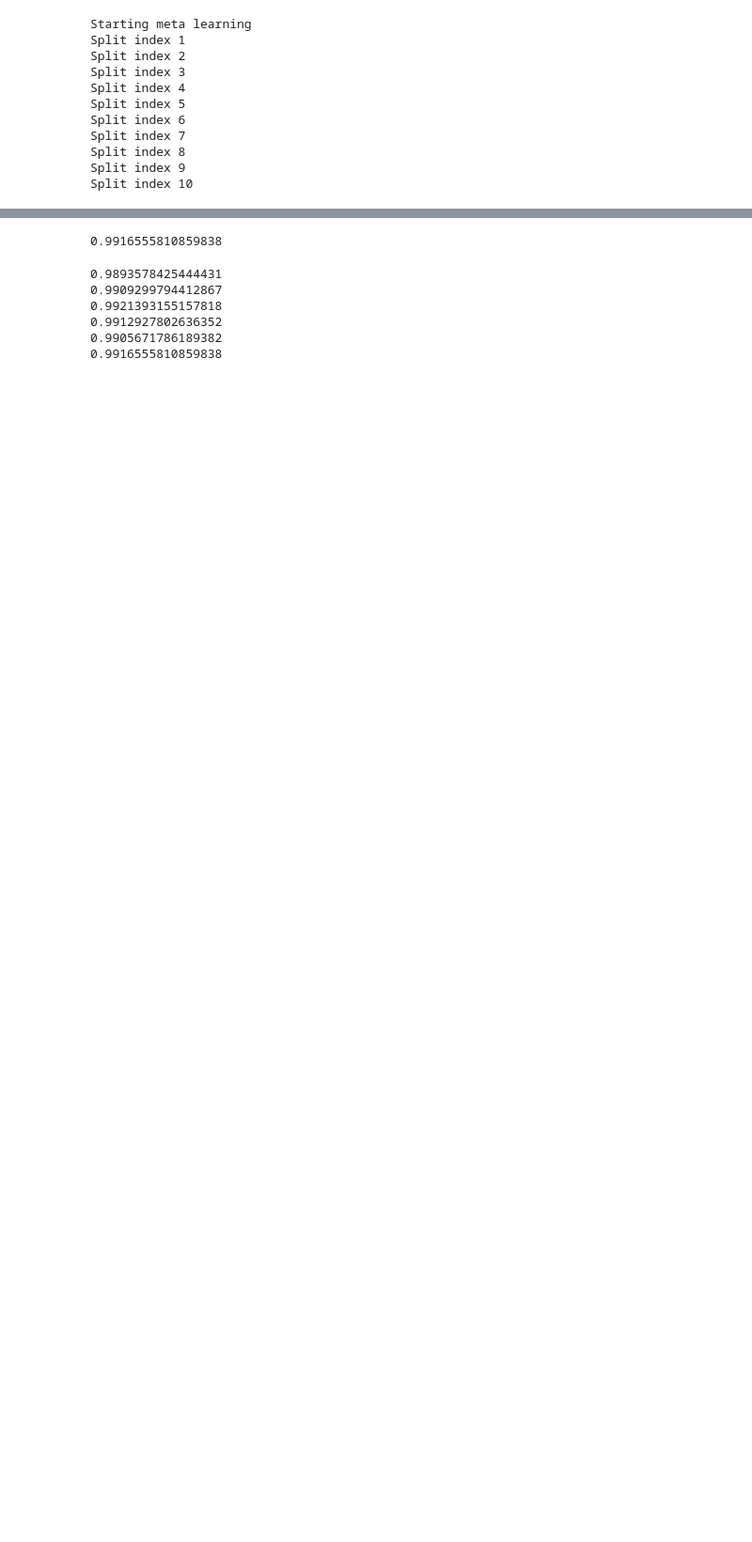
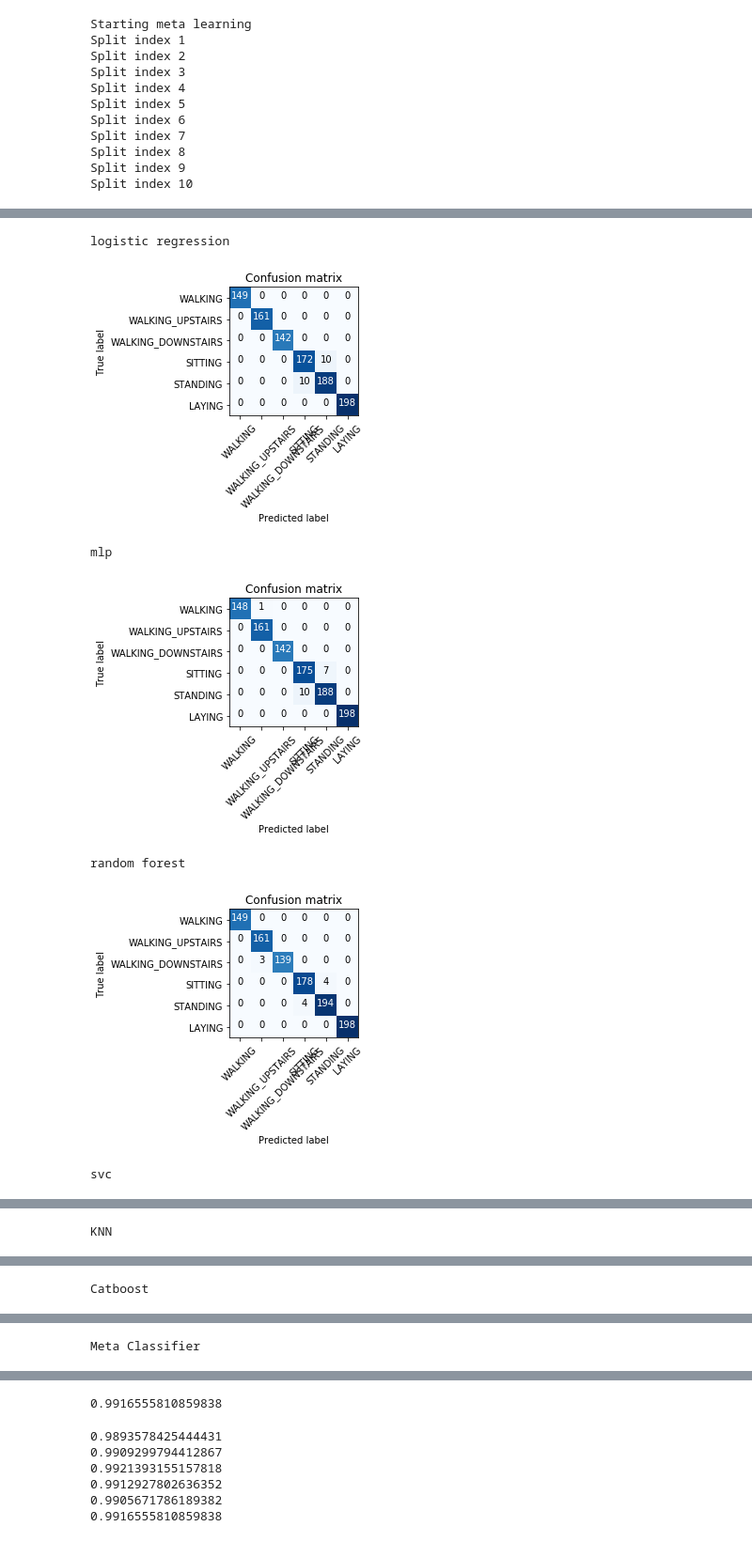
Before and after one commit to betcherj/DataMining_Proj, a Jupyter notebook: human_activity.ipynb, the cells around one changed output, grey strips where cells are left out. Shown at 94% size. Drawn from its saved outputs; the diff is of its cells as text; code cells hidden in the pictures; blank space fills up the shorter version.

```diff
--- a/human_activity.ipynb
+++ b/human_activity.ipynb
@@ -395,0 +398,2 @@ model_to_accuracy
+# %%
+classes = [label_to_activity[encoded_to_oringal[i]] for i in range(0,6)]
@@ -395,0 +409,50 @@ model_to_accuracy
+# %%
+def plot_confusion_matrix(cm, classes,
+                          normalize=False,
+                          title='Confusion matrix',
+                          cmap=plt.cm.Blues):
+    """
+    This function prints and plots the confusion matrix.
+    Normalization can be applied by setting `normalize=True`.
+    """
+    plt.imshow(cm, interpolation='nearest', cmap=cmap)
+    plt.title(title)
+    tick_marks = np.arange(len(classes))
+    plt.xticks(tick_marks, classes, rotation=45)
+    plt.yticks(tick_marks, classes)
+
+    fmt = '.2f' if normalize else 'd'
+    thresh = cm.max() / 2.
+    for i, j in itertools.product(range(cm.shape[0]), range(cm.shape[1])):
+        plt.text(j, i, format(cm[i, j], fmt),
+                 horizontalalignment="center",
+                 color="white" if cm[i, j] > thresh else "black")
+
+    plt.ylabel('True label')
+    plt.xlabel('Predicted label')
+    plt.tight_layout()
+    plt.show()
+# %%
+def print_confusion_matrixes(names_to_clf,X_test,level1_train,y_train,y_test,classes):
+    for name in names_to_clf:
+        clf = names_to_clf[name]
+        y_pred = clf.predict(X_test)
+        print(name)
+        cnf_matrix = confusion_matrix(y_test, y_pred)
+        plot_confusion_matrix(cnf_matrix,classes)
+    meta_clf = RidgeClassifier(normalize=True, class_weight='balanced')
+    meta_clf.fit(level1_train, y_train)
+    meta_preds = meta_clf.predict(level1_test)
+    print("Meta Classifier")
+    cnf_matrix = confusion_matrix(y_test, meta_preds)
+    plot_confusion_matrix(cnf_matrix,classes)
+# %%
+print_confusion_matrixes(names_to_clf,X_test,level1_train,y_train,y_test,classes)
+# %% [output]
+logistic regression
+[figure, added]
+mlp
+[figure, added]
+random forest
+[figure, added]
+svc
@@ -395,0 +460 @@ model_to_accuracy
+KNN
@@ -395,0 +462 @@ model_to_accuracy
+Catboost
@@ -395,0 +464 @@ model_to_accuracy
+Meta Classifier
```
Also changed, not shown: parts of 32 cells of this notebook, 1 other file.
